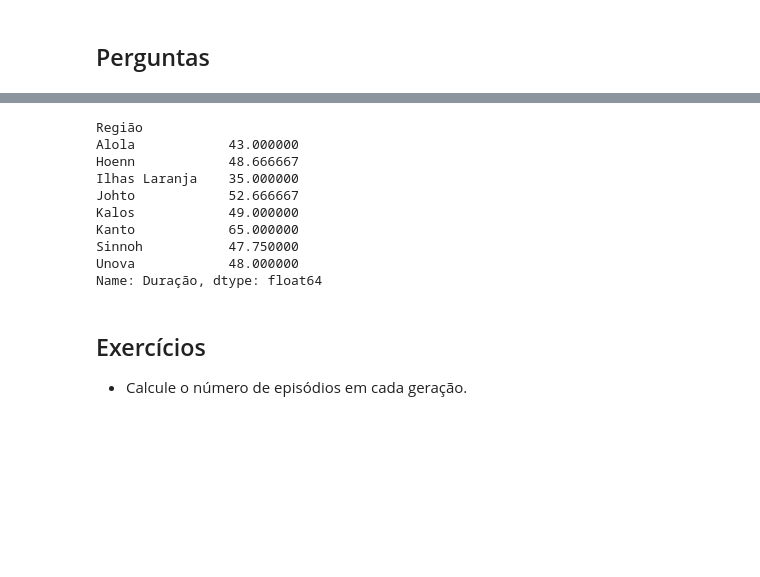
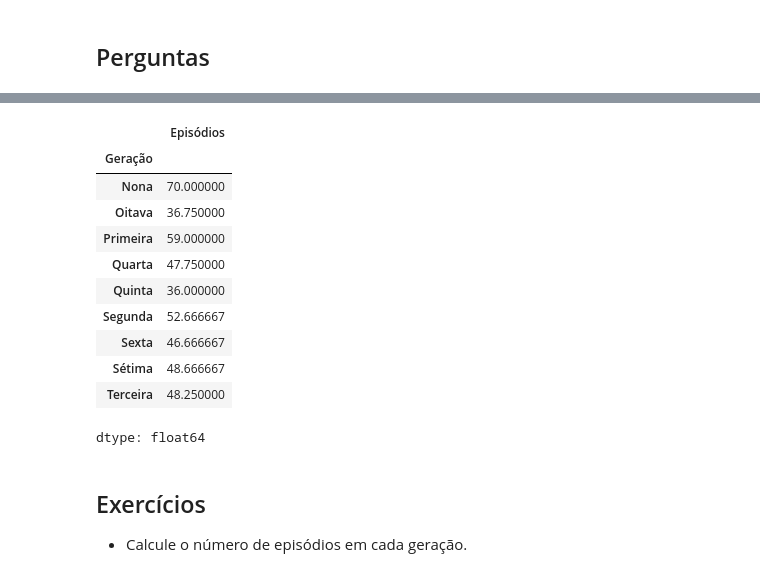
Before and after one commit to neylemkeunesp/CienciadosDados2024, a Jupyter notebook: Aula10/Aula10.ipynb, the cells around one changed output, grey strips where cells are left out. Cells and saved outputs as stored; diff of their text form; code cells hidden in the pictures; blank space fills up the shorter version.

```diff
--- a/Aula10/Aula10.ipynb
+++ b/Aula10/Aula10.ipynb
@@ -116,4 +81,0 @@ df
-# %%
-columns=df.iloc[0]
-df.columns=columns
-df2=df[1:]
@@ -145,3 +82,14 @@ Index([                                 '1',
+# %%
+atual="Primeira"
+lis=[]
+for geracao in df["Geração"]:
+  if geracao==None:
+    lis.append(atual)
+  else:
+    atual=geracao
+    lis.append(atual)
+# %%
+df["Geração"]=lis
 # %% [markdown]
 ## Perguntas
 # %% [markdown]
@@ -204,5 +101,5 @@ df2
 # %%
-gb=df2.groupby("Região")
+gb=df.groupby("Geração")
 # %%
 
 gb["Geração"].count()
@@ -220,16 +119,18 @@ Name: Geração, dtype: int64
 # %%
-gb["Duração"].mean()
+gb["Episódios"].mean()
 # %% [output]
+|  | Episódios |
+| Geração |  |
+| Nona | 70.000000 |
+| Oitava | 36.750000 |
+| Primeira | 59.000000 |
+| Quarta | 47.750000 |
+| Quinta | 36.000000 |
+| Segunda | 52.666667 |
+| Sexta | 46.666667 |
+| Sétima | 48.666667 |
+| Terceira | 48.250000 |
-Região
-Alola            43.000000
-Hoenn            48.666667
-Ilhas Laranja    35.000000
-Johto            52.666667
-Kalos            49.000000
-Kanto            65.000000
-Sinnoh           47.750000
-Unova            48.000000
-Name: Duração, dtype: float64
+dtype: float64
 # %% [markdown]
 ## Exercícios
 
```
Also changed, not shown: parts of 22 cells of this notebook.
